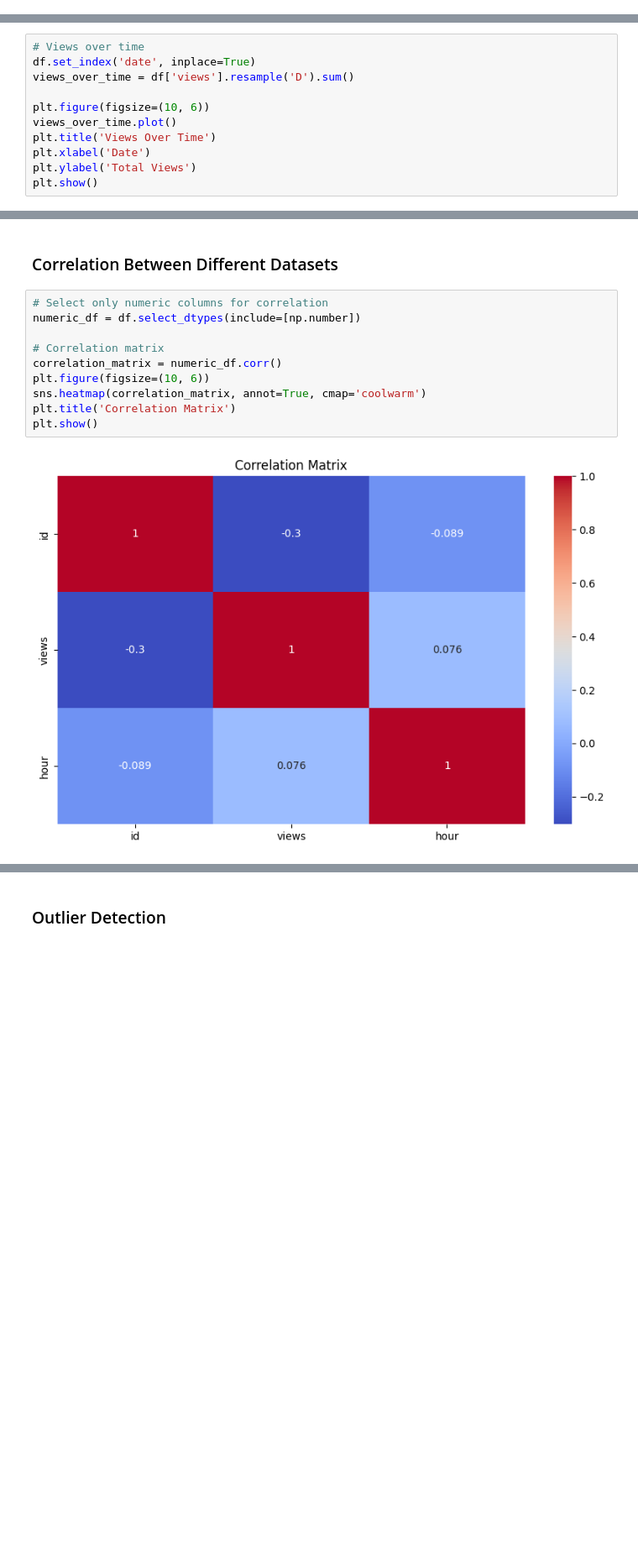
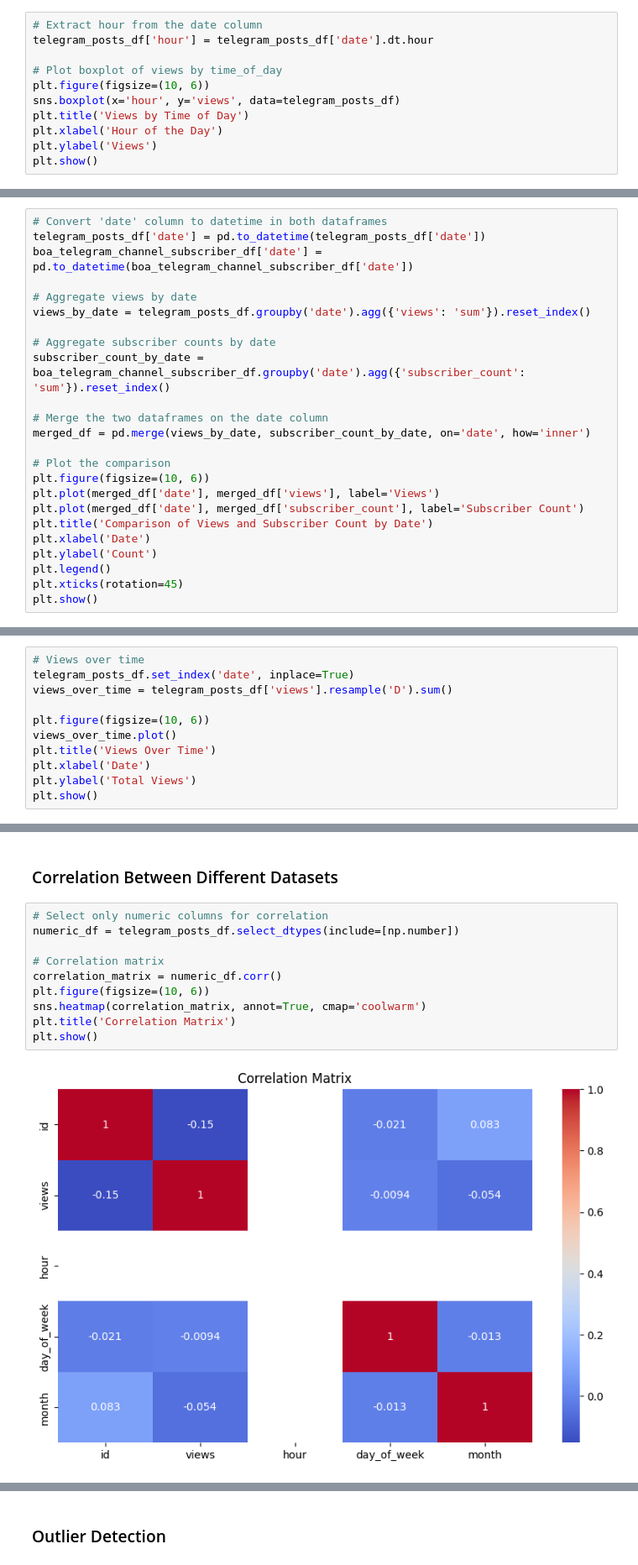
Before and after one commit to matidesalegn/Marketing-Analytics, a Jupyter notebook: notebooks/EDA.ipynb, the cells around one changed output, grey strips where cells are left out. Shown at 84% size. Saved outputs shown, nothing was run; the diff lists cells and outputs as text; blank space fills up the shorter version.

```diff
--- a/notebooks/EDA.ipynb
+++ b/notebooks/EDA.ipynb
@@ -323,0 +553,11 @@ plt.show()
+# %%
+# Extract hour from the date column
+telegram_posts_df['hour'] = telegram_posts_df['date'].dt.hour
+
+# Plot boxplot of views by time_of_day
+plt.figure(figsize=(10, 6))
+sns.boxplot(x='hour', y='views', data=telegram_posts_df)
+plt.title('Views by Time of Day')
+plt.xlabel('Hour of the Day')
+plt.ylabel('Views')
+plt.show()
@@ -323,0 +566,24 @@ plt.show()
+# %%
+# Convert 'date' column to datetime in both dataframes
+telegram_posts_df['date'] = pd.to_datetime(telegram_posts_df['date'])
+boa_telegram_channel_subscriber_df['date'] = pd.to_datetime(boa_telegram_channel_subscriber_df['date'])
+
+# Aggregate views by date
+views_by_date = telegram_posts_df.groupby('date').agg({'views': 'sum'}).reset_index()
+
+# Aggregate subscriber counts by date
+subscriber_count_by_date = boa_telegram_channel_subscriber_df.groupby('date').agg({'subscriber_count': 'sum'}).reset_index()
+
+# Merge the two dataframes on the date column
+merged_df = pd.merge(views_by_date, subscriber_count_by_date, on='date', how='inner')
+
+# Plot the comparison
+plt.figure(figsize=(10, 6))
+plt.plot(merged_df['date'], merged_df['views'], label='Views')
+plt.plot(merged_df['date'], merged_df['subscriber_count'], label='Subscriber Count')
+plt.title('Comparison of Views and Subscriber Count by Date')
+plt.xlabel('Date')
+plt.ylabel('Count')
+plt.legend()
+plt.xticks(rotation=45)
+plt.show()
@@ -325,8 +615,8 @@ plt.show()
 ###  Trends Over Time
 # %%
 # Views over time
-df.set_index('date', inplace=True)
-views_over_time = df['views'].resample('D').sum()
+telegram_posts_df.set_index('date', inplace=True)
+views_over_time = telegram_posts_df['views'].resample('D').sum()
 
 plt.figure(figsize=(10, 6))
 views_over_time.plot()
@@ -340,13 +688,13 @@ plt.show()
 ### Correlation Between Different Datasets
 # %%
 # Select only numeric columns for correlation
-numeric_df = df.select_dtypes(include=[np.number])
+numeric_df = telegram_posts_df.select_dtypes(include=[np.number])
 
 # Correlation matrix
 correlation_matrix = numeric_df.corr()
 plt.figure(figsize=(10, 6))
 sns.heatmap(correlation_matrix, annot=True, cmap='coolwarm')
 plt.title('Correlation Matrix')
 plt.show()
 # %% [output]
-[figure, old version]
+[figure, new version]
```
Also changed, not shown: parts of 57 cells of this notebook, 4 other files.
